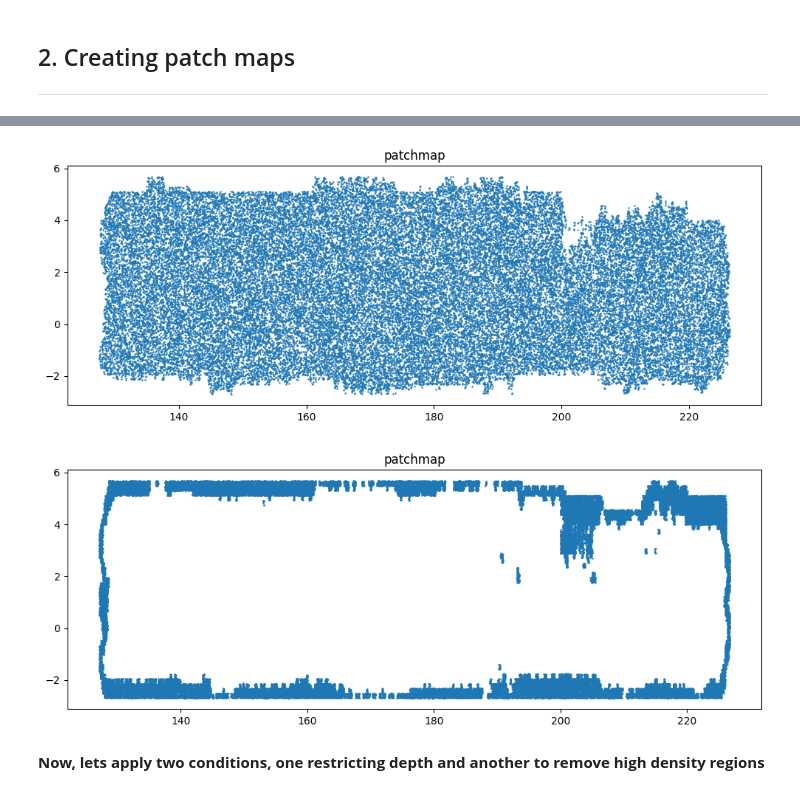
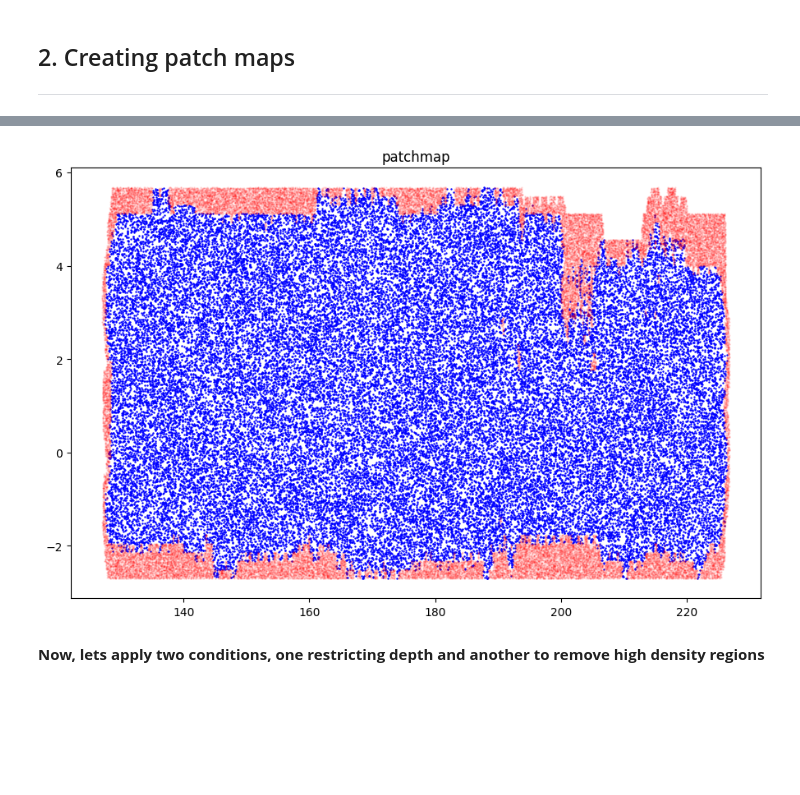
Before and after one commit to samotracio/skykatana, a Jupyter notebook: notebooks/indepth_usage.ipynb, the cells around one changed output, grey strips where cells are left out. Saved outputs shown, nothing was run; the diff lists cells and outputs as text; code cells hidden in the pictures; blank space fills up the shorter version.

```diff
--- a/notebooks/indepth_usage.ipynb
+++ b/notebooks/indepth_usage.ipynb
@@ -221,11 +267,11 @@ BUILDING PATCH MAP >>>>>>>>>>>>>>>>>>>>>>>>>>>>>>>>>>>>>>>>>>>
     Surviving patch pixels                : 2271790
 --- Patch map area                        : 116.3756659090745
 # %%
-mkp1.plot(stage='patchmap', figsize=[10,4])  # the deep inner part
-mkp2.plot(stage='patchmap', figsize=[10,4])  # the shallow border
+fig, ax = plt.subplots(figsize=[9,6])
+mkp1.plot(stage='patchmap', ax=ax, color='b')               # the deep inner part
+mkp2.plot(stage='patchmap', ax=ax, color='r', alpha=0.1)    # the shallow border
 # %% [output]
-[figure, old version]
+[figure, new version]
-[figure, removed]
 # %% [markdown]
 **Now, lets apply two conditions, one restricting depth and another to remove high density regions**
 # %%
```
Also changed, not shown: parts of 36 cells of this notebook, 2 other files.
